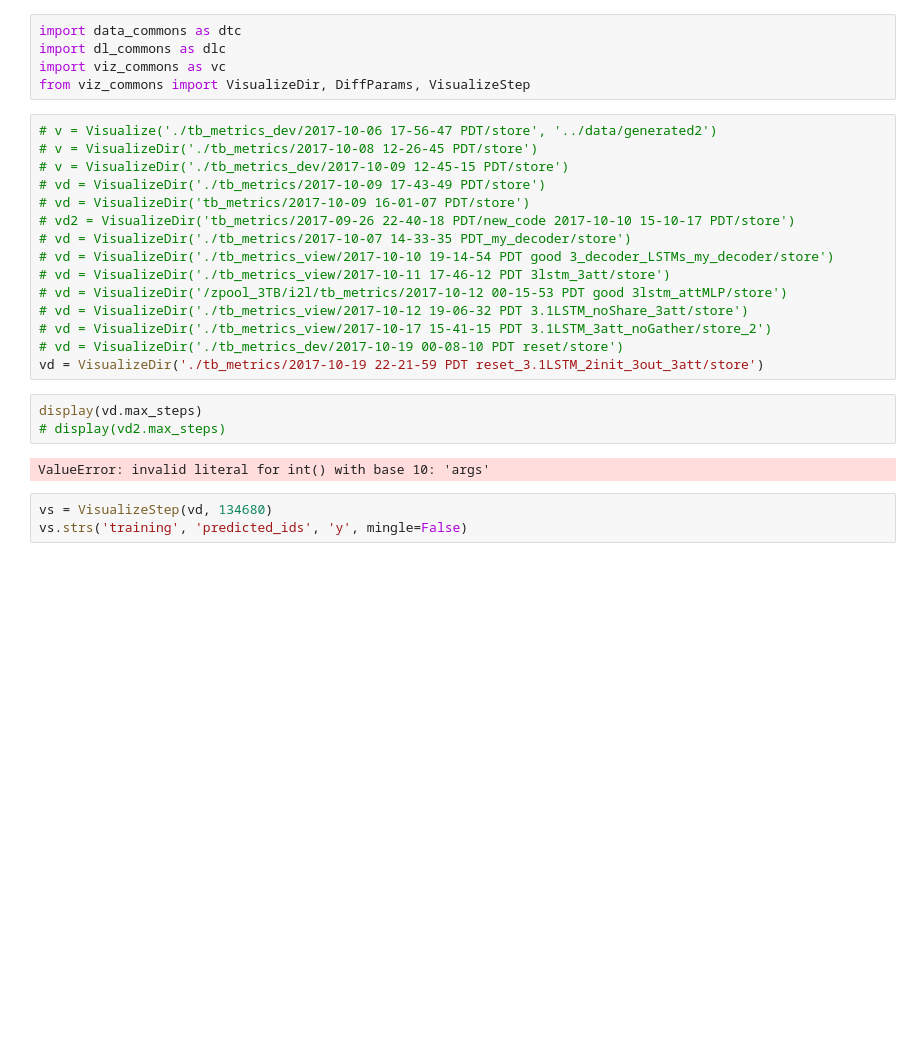
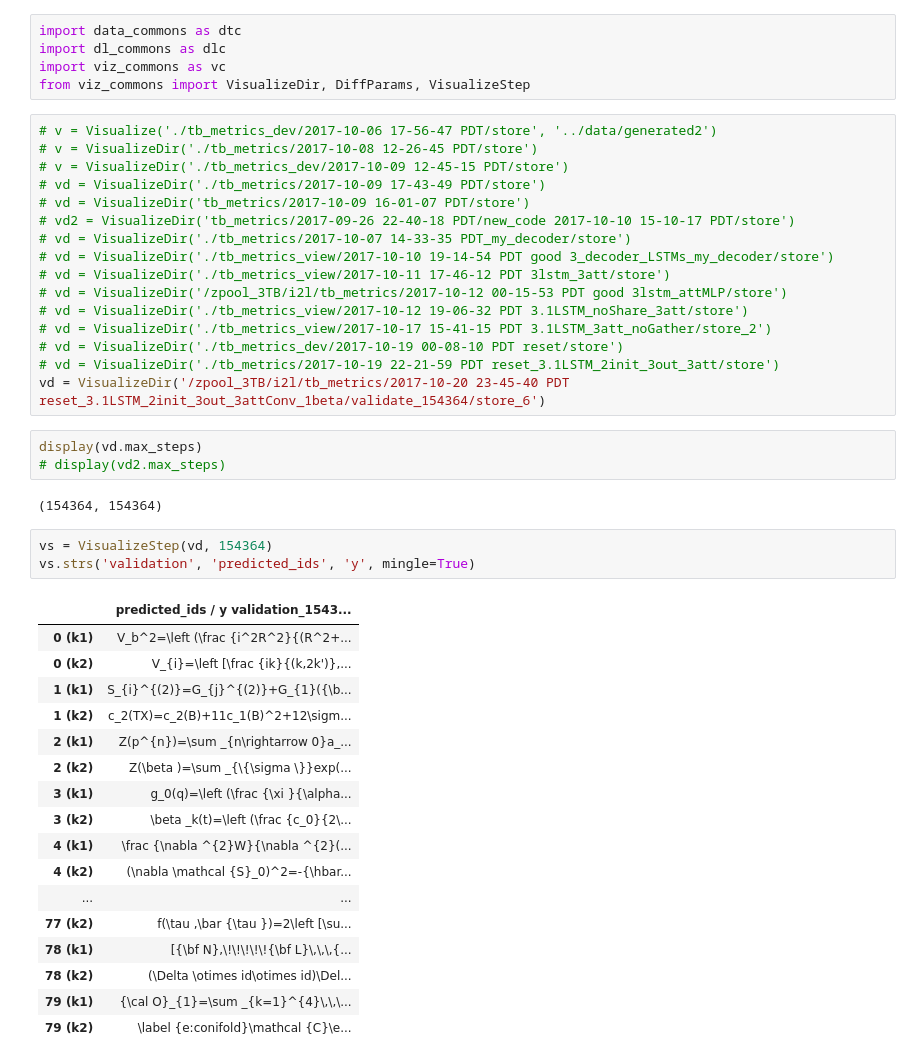
Before and after one commit to untrix/im2latex, a Jupyter notebook: src/visualize.ipynb, the cells around one changed output. Saved outputs shown, nothing was run; the diff lists cells and outputs as text; blank space fills up the shorter version.

```diff
--- a/src/visualize.ipynb
+++ b/src/visualize.ipynb
@@ -40,12 +40,31 @@ from viz_commons import VisualizeDir, DiffParams, VisualizeStep
 # vd = VisualizeDir('./tb_metrics_view/2017-10-12 19-06-32 PDT 3.1LSTM_noShare_3att/store')
 # vd = VisualizeDir('./tb_metrics_view/2017-10-17 15-41-15 PDT 3.1LSTM_3att_noGather/store_2')
 # vd = VisualizeDir('./tb_metrics_dev/2017-10-19 00-08-10 PDT reset/store')
-vd = VisualizeDir('./tb_metrics/2017-10-19 22-21-59 PDT reset_3.1LSTM_2init_3out_3att/store')
+# vd = VisualizeDir('./tb_metrics/2017-10-19 22-21-59 PDT reset_3.1LSTM_2init_3out_3att/store')
+vd = VisualizeDir('/zpool_3TB/i2l/tb_metrics/2017-10-20 23-45-40 PDT reset_3.1LSTM_2init_3out_3attConv_1beta/validate_154364/store_6')
 # %%
 display(vd.max_steps)
 # display(vd2.max_steps)
 # %% [output]
-ValueError: invalid literal for int() with base 10: 'args'
+(154364, 154364)
 # %%
-vs = VisualizeStep(vd, 134680)
-vs.strs('training', 'predicted_ids', 'y', mingle=False)
+vs = VisualizeStep(vd, 154364)
+vs.strs('validation', 'predicted_ids', 'y', mingle=True)
+# %% [output]
+|  | predicted_ids / y validation_1543... |
+| 0 (k1) | V_b^2=\left (\frac {i^2R^2}{(R^2+... |
+| 0 (k2) | V_{i}=\left [\frac {ik}{(k,2k')},... |
+| 1 (k1) | S_{i}^{(2)}=G_{j}^{(2)}+G_{1}({\b... |
+| 1 (k2) | c_2(TX)=c_2(B)+11c_1(B)^2+12\sigm... |
+| 2 (k1) | Z(p^{n})=\sum _{n\rightarrow 0}a_... |
+| 2 (k2) | Z(\beta )=\sum _{\{\sigma \}}exp(... |
+| 3 (k1) | g_0(q)=\left (\frac {\xi }{\alpha... |
+| 3 (k2) | \beta _k(t)=\left (\frac {c_0}{2\... |
+| 4 (k1) | \frac {\nabla ^{2}W}{\nabla ^{2}(... |
+| 4 (k2) | (\nabla \mathcal {S}_0)^2=-{\hbar... |
+| ... | ... |
+| 77 (k2) | f(\tau ,\bar {\tau })=2\left [\su... |
+| 78 (k1) | [{\bf N},\!\!\!\!\!{\bf L}\,\,\,{... |
+| 78 (k2) | (\Delta \otimes id\otimes id)\Del... |
+| 79 (k1) | {\cal O}_{1}=\sum _{k=1}^{4}\,\,\... |
+| 79 (k2) | \label {e:conifold}\mathcal {C}\e... |
```
Also changed, not shown: 8 other files.
